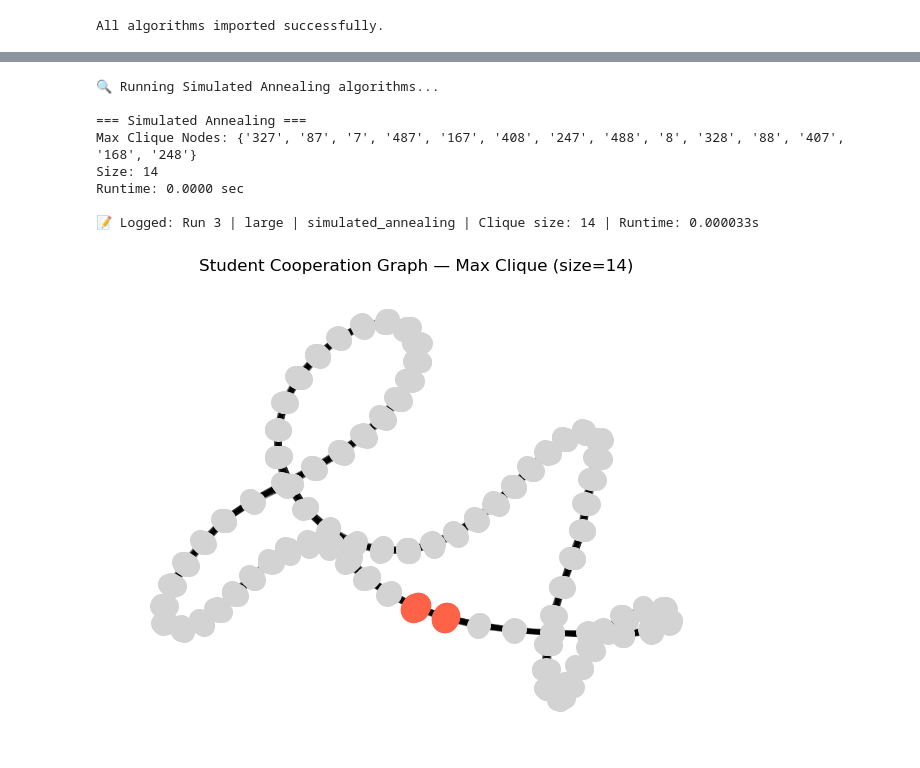
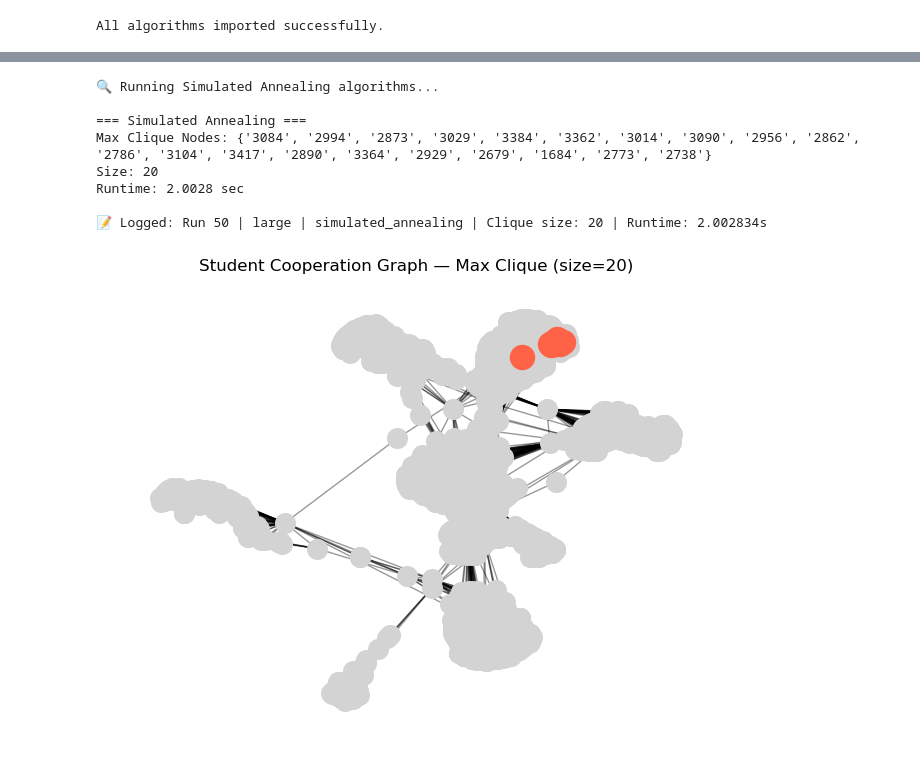
Before and after one commit to NehaP1706/MaximumClique, a Jupyter notebook: experiments/large_graphs.ipynb, the cells around one changed output, grey strips where cells are left out. Saved outputs shown, nothing was run; the diff lists cells and outputs as text; code cells hidden in the pictures.

```diff
--- a/experiments/large_graphs.ipynb
+++ b/experiments/large_graphs.ipynb
@@ -74,7 +71,7 @@ def log_result(path, run_num, type, graph_name, num_vertices, algorithm, clique_
     """Append a result to the CSV log."""
     with open(path, 'a', newline='', encoding='utf-8') as f:
         writer = csv.writer(f)
-        writer.writerow([run_num, graph_name, num_vertices, algorithm, clique_size, f"{runtime:.6f}"])
+        writer.writerow([run_num, type, graph_name, num_vertices, algorithm, clique_size, f"{runtime:.6f}"])
     print(f"📝 Logged: Run {run_num} | {type} | {algorithm} | Clique size: {clique_size} | Runtime: {runtime:.6f}s")
 
 # Initialize CSV and get run number
@@ -280,40 +270,47 @@ Runtime: 0.0179 sec
 print("\n🔍 Running Simulated Annealing algorithms...\n")
 
 start = time.time()
-# idk what to put here!
+max_clique, runtime_sa, _ = simulated_annealing_with_restarts(
+    G_dict, # Pass the loaded dictionary graph directly
+    initial_temp=1.0,
+    cooling_rate=0.9999,
+    max_iterations=10000,
+    num_restarts=5,
+    verbose=False
+)
 end = time.time()
 
 print("=== Simulated Annealing ===")
 print(f"Max Clique Nodes: {max_clique}")
 print(f"Size: {len(max_clique)}")
 print(f"Runtime: {end - start:.4f} sec\n")
 
 log_result(csv_path, run_number, "large", chosen_file, len(G_dict), "simulated_annealing", len(max_clique), (end-start))
 
 G_nx = nx.Graph()
 for node, nbrs in G_dict.items():
     for nbr in nbrs:
         G_nx.add_edge(node, nbr)
 
 pos = nx.spring_layout(G_nx, seed=42)
 
 plt.figure(figsize=(8, 6))
 nx.draw_networkx_nodes(G_nx, pos, node_color="lightgray", node_size=200)
 nx.draw_networkx_edges(G_nx, pos, alpha=0.4)
 nx.draw_networkx_nodes(G_nx, pos, nodelist=max_clique, node_color="tomato", node_size=300)
 plt.title(f"Student Cooperation Graph — Max Clique (size={len(max_clique)})")
 plt.axis("off")
 plt.show()
 # %% [output]
 🔍 Running Simulated Annealing algorithms...
 
 === Simulated Annealing ===
-Max Clique Nodes: {'327', '87', '7', '487', '167', '408', '247', '488', '8', '328', '88', '407', '168', '248'}
-Size: 14
-Runtime: 0.0000 sec
+Max Clique Nodes: {'3084', '2994', '2873', '3029', '3384', '3362', '3014', '3090', '2956', '2862', '2786', '3104', '3417', '2890', '3364', '2929', '2679', '1684', '2773', '2738'}
+Size: 20
+Runtime: 2.0028 sec
 
-📝 Logged: Run 3 | large | simulated_annealing | Clique size: 14 | Runtime: 0.000033s
+📝 Logged: Run 50 | large | simulated_annealing | Clique size: 20 | Runtime: 2.002834s
-[figure, old version]
+[figure, new version]
 # %%
 # bron kerbosch
 print("\n🔍 Running Bron–Kerbosch algorithm...\n")
```
Also changed, not shown: parts of 9 cells of this notebook, 2 other files.
